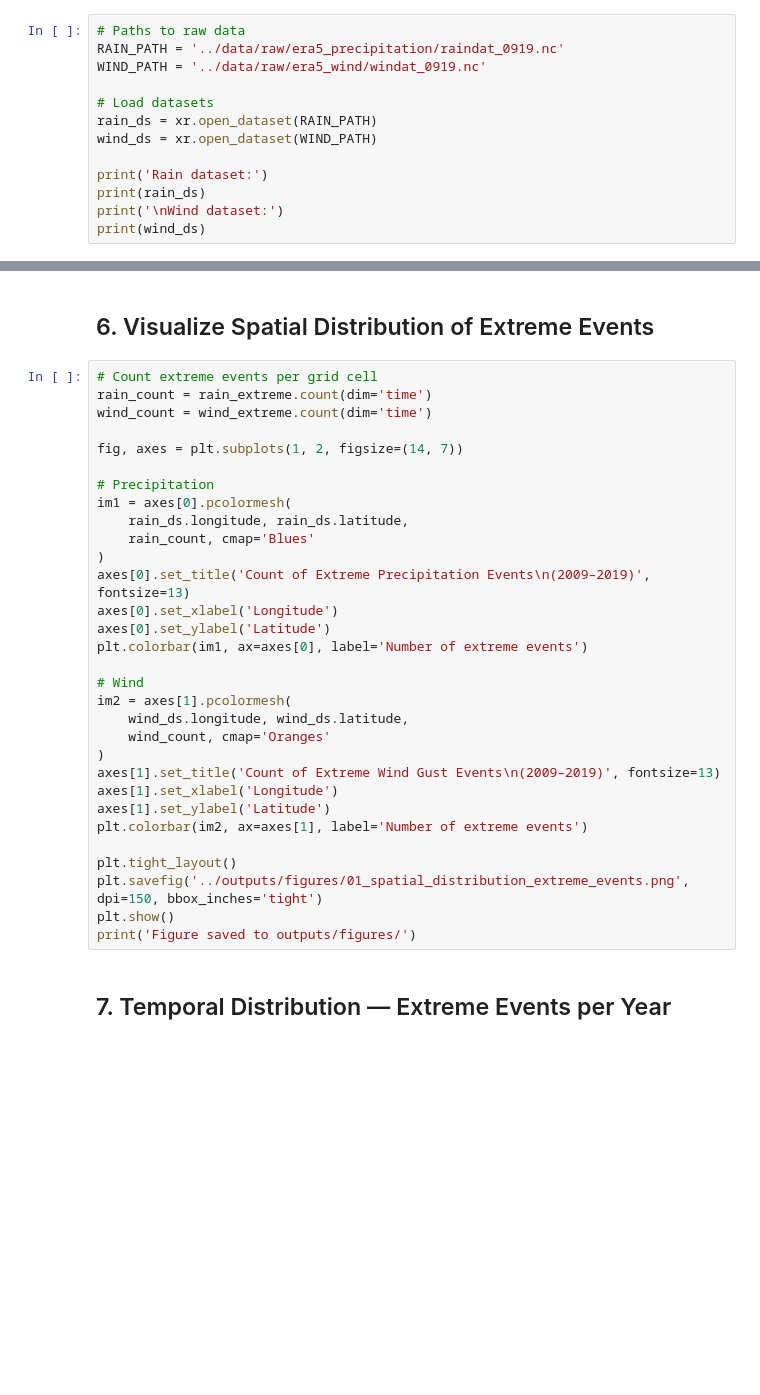
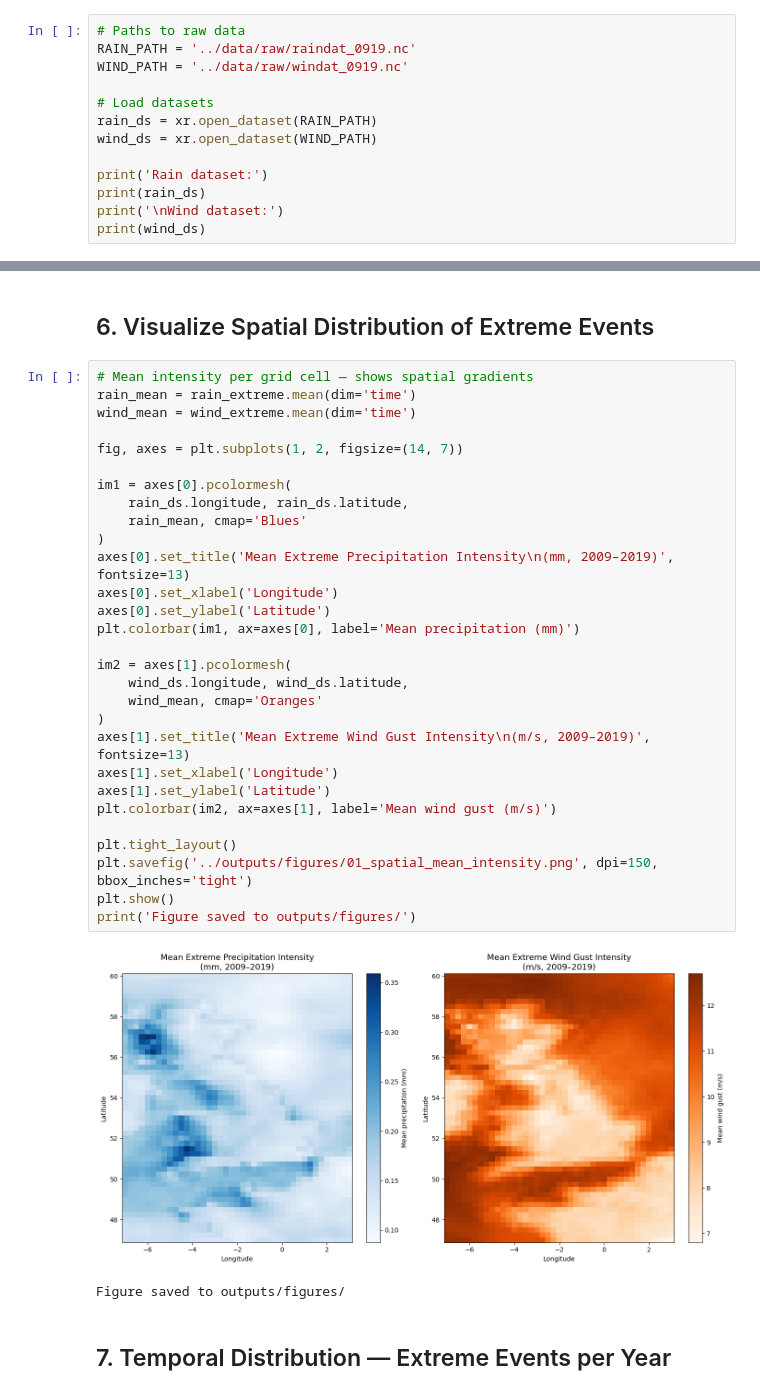
Before and after one commit to jess-go1/gb-compound-hazards-risk-prioritization, a Jupyter notebook: notebooks/01_eda.ipynb, the cells around one changed output, grey strips where cells are left out. Cells and saved outputs as stored; diff of their text form; blank space fills up the shorter version.

```diff
--- a/notebooks/01_eda.ipynb
+++ b/notebooks/01_eda.ipynb
@@ -26,8 +28,8 @@ print('All libraries loaded successfully!')
 ## 2. Load Data
 # %%
 # Paths to raw data
-RAIN_PATH = '../data/raw/era5_precipitation/raindat_0919.nc'
-WIND_PATH = '../data/raw/era5_wind/windat_0919.nc'
+RAIN_PATH = '../data/raw/raindat_0919.nc'
+WIND_PATH = '../data/raw/windat_0919.nc'
 
 # Load datasets
 rain_ds = xr.open_dataset(RAIN_PATH)
@@ -90,35 +139,36 @@ print(f'  Total timesteps: {len(wind_times):,}')
 # %% [markdown]
 ## 6. Visualize Spatial Distribution of Extreme Events
 # %%
-# Count extreme events per grid cell
-rain_count = rain_extreme.count(dim='time')
-wind_count = wind_extreme.count(dim='time')
+# Mean intensity per grid cell — shows spatial gradients
+rain_mean = rain_extreme.mean(dim='time')
+wind_mean = wind_extreme.mean(dim='time')
 
 fig, axes = plt.subplots(1, 2, figsize=(14, 7))
 
-# Precipitation
 im1 = axes[0].pcolormesh(
     rain_ds.longitude, rain_ds.latitude,
-    rain_count, cmap='Blues'
+    rain_mean, cmap='Blues'
 )
-axes[0].set_title('Count of Extreme Precipitation Events\n(2009–2019)', fontsize=13)
+axes[0].set_title('Mean Extreme Precipitation Intensity\n(mm, 2009–2019)', fontsize=13)
 axes[0].set_xlabel('Longitude')
 axes[0].set_ylabel('Latitude')
-plt.colorbar(im1, ax=axes[0], label='Number of extreme events')
+plt.colorbar(im1, ax=axes[0], label='Mean precipitation (mm)')
 
-# Wind
 im2 = axes[1].pcolormesh(
     wind_ds.longitude, wind_ds.latitude,
-    wind_count, cmap='Oranges'
+    wind_mean, cmap='Oranges'
 )
-axes[1].set_title('Count of Extreme Wind Gust Events\n(2009–2019)', fontsize=13)
+axes[1].set_title('Mean Extreme Wind Gust Intensity\n(m/s, 2009–2019)', fontsize=13)
 axes[1].set_xlabel('Longitude')
 axes[1].set_ylabel('Latitude')
-plt.colorbar(im2, ax=axes[1], label='Number of extreme events')
+plt.colorbar(im2, ax=axes[1], label='Mean wind gust (m/s)')
 
 plt.tight_layout()
-plt.savefig('../outputs/figures/01_spatial_distribution_extreme_events.png', dpi=150, bbox_inches='tight')
+plt.savefig('../outputs/figures/01_spatial_mean_intensity.png', dpi=150, bbox_inches='tight')
 plt.show()
 print('Figure saved to outputs/figures/')
+# %% [output]
+[figure, added]
+Figure saved to outputs/figures/
 # %% [markdown]
 ## 7. Temporal Distribution — Extreme Events per Year
```
Also changed, not shown: parts of 9 cells of this notebook, 4 other files.
